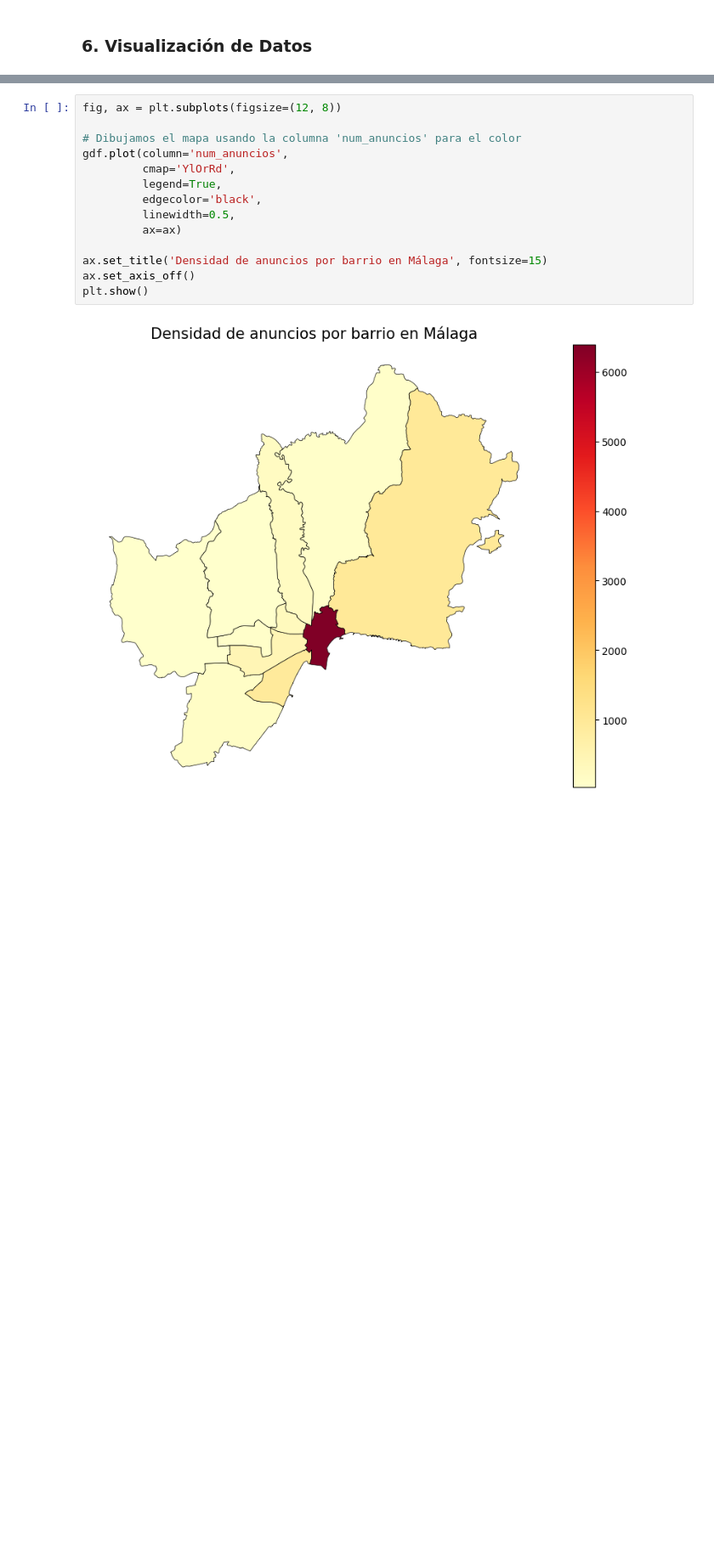
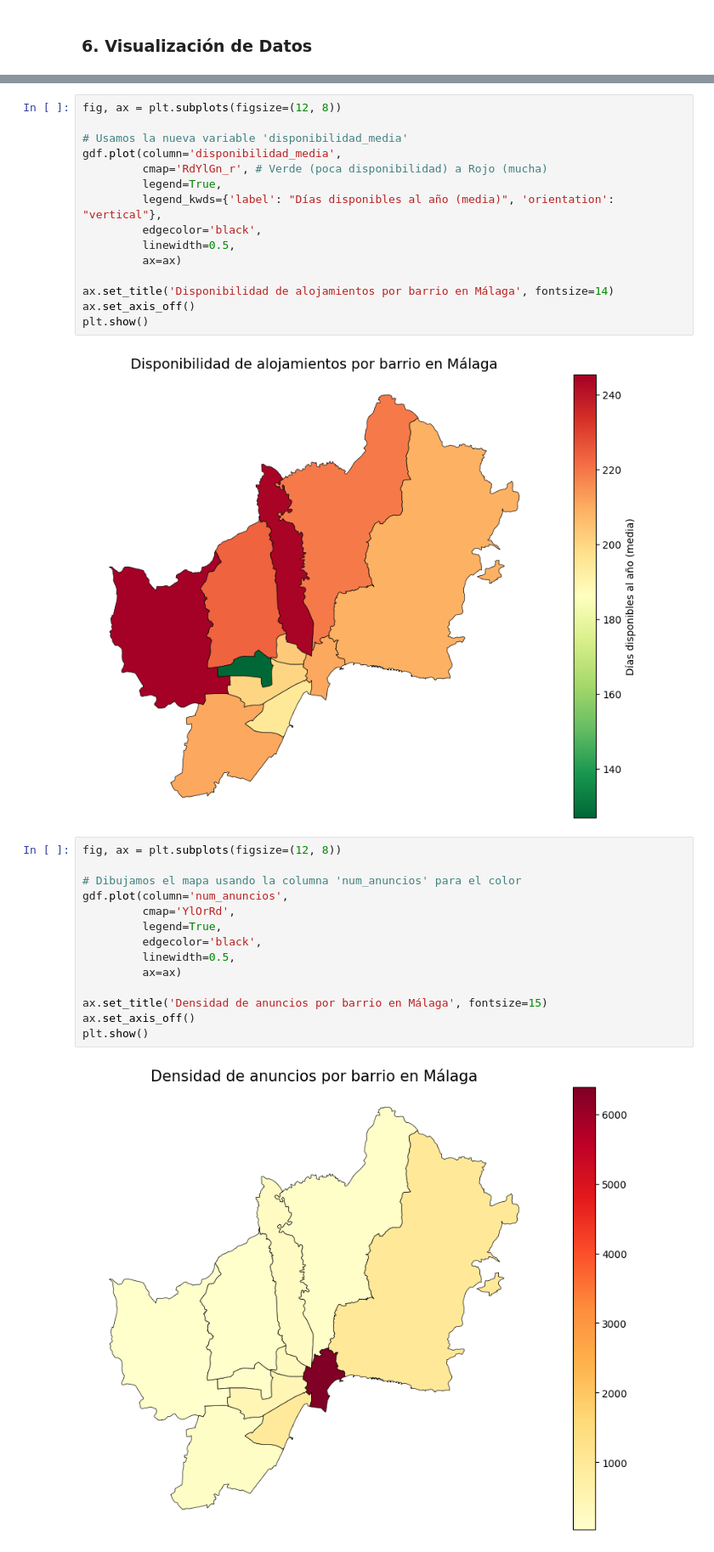
Before and after one commit to cborges19/proy_SSDD_II, a Jupyter notebook: notebooks/dag_neighbourhoods.ipynb, the cells around one changed output, grey strips where cells are left out. Shown at 85% size. Drawn from its saved outputs; the diff is of its cells as text; blank space fills up the shorter version.

```diff
--- a/notebooks/dag_neighbourhoods.ipynb
+++ b/notebooks/dag_neighbourhoods.ipynb
@@ -273,3 +285,20 @@ plt.show()
+# %%
+fig, ax = plt.subplots(figsize=(12, 8))
+
+# Usamos la nueva variable 'disponibilidad_media'
+gdf.plot(column='disponibilidad_media',
+         cmap='RdYlGn_r', # Verde (poca disponibilidad) a Rojo (mucha)
+         legend=True,
+         legend_kwds={'label': "Días disponibles al año (media)", 'orientation': "vertical"},
+         edgecolor='black',
+         linewidth=0.5,
+         ax=ax)
+
+ax.set_title('Disponibilidad de alojamientos por barrio en Málaga', fontsize=14)
+ax.set_axis_off()
+plt.show()
+# %% [output]
+[figure, added]
 # %%
 fig, ax = plt.subplots(figsize=(12, 8))
 
```
Also changed, not shown: parts of 9 cells of this notebook, 1 other file.
